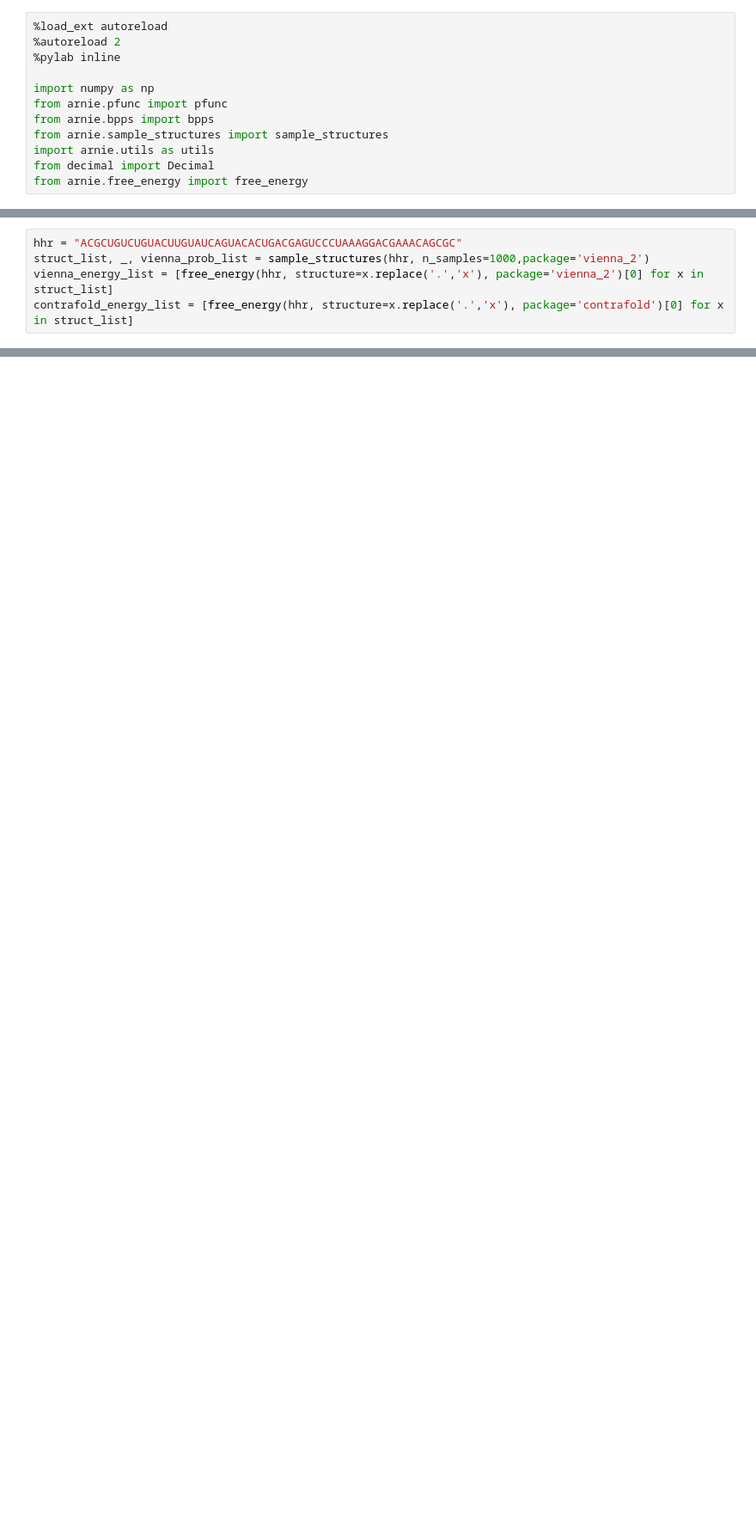
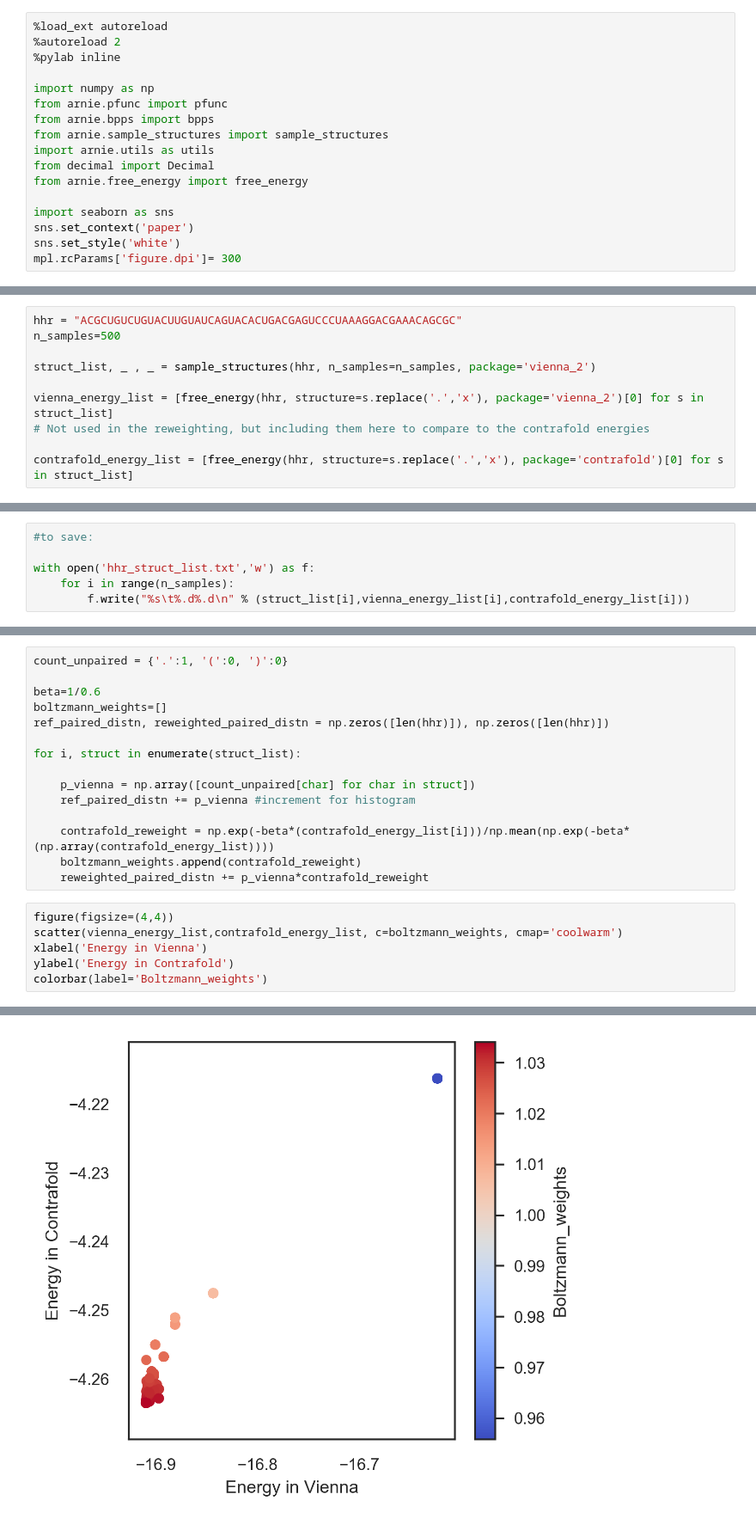
Before and after one commit to maschka/arnie, a Jupyter notebook: examples/reweighting.ipynb, the cells around one changed output, grey strips where cells are left out. Shown at 86% size. Drawn from its saved outputs; the diff is of its cells as text; blank space fills up the shorter version.

Commit message:
update reweighting example

```diff
--- a/examples/reweighting.ipynb
+++ b/examples/reweighting.ipynb
@@ -10,6 +10,11 @@ from arnie.sample_structures import sample_structures
 import arnie.utils as utils
 from decimal import Decimal
 from arnie.free_energy import free_energy
+
+import seaborn as sns
+sns.set_context('paper')
+sns.set_style('white')
+mpl.rcParams['figure.dpi']= 300
 # %% [output]
 The autoreload extension is already loaded. To reload it, use:
   %reload_ext autoreload
@@ -17,5 +24,10 @@ Populating the interactive namespace from numpy and matplotlib
 # %%
 hhr = "ACGCUGUCUGUACUUGUAUCAGUACACUGACGAGUCCCUAAAGGACGAAACAGCGC"
-struct_list, _, vienna_prob_list = sample_structures(hhr, n_samples=1000,package='vienna_2')
-vienna_energy_list = [free_energy(hhr, structure=x.replace('.','x'), package='vienna_2')[0] for x in struct_list]
-contrafold_energy_list = [free_energy(hhr, structure=x.replace('.','x'), package='contrafold')[0] for x in struct_list]
+n_samples=500
+
+struct_list, _ , _ = sample_structures(hhr, n_samples=n_samples, package='vienna_2')
+
+vienna_energy_list = [free_energy(hhr, structure=s.replace('.','x'), package='vienna_2')[0] for s in struct_list]
+# Not used in the reweighting, but including them here to compare to the contrafold energies
+
+contrafold_energy_list = [free_energy(hhr, structure=s.replace('.','x'), package='contrafold')[0] for s in struct_list]
@@ -28,0 +34,6 @@ Text(0, 0.5, 'Contrafold energies')
+# %%
+#to save:
+
+with open('hhr_struct_list.txt','w') as f:
+    for i in range(n_samples):
+        f.write("%s\t%.d%.d\n" % (struct_list[i],vienna_energy_list[i],contrafold_energy_list[i]))
@@ -28,0 +44,22 @@ Text(0, 0.5, 'Contrafold energies')
+# %%
+count_unpaired = {'.':1, '(':0, ')':0}
+
+beta=1/0.6
+boltzmann_weights=[]
+ref_paired_distn, reweighted_paired_distn = np.zeros([len(hhr)]), np.zeros([len(hhr)])
+
+for i, struct in enumerate(struct_list):
+
+    p_vienna = np.array([count_unpaired[char] for char in struct])
+    ref_paired_distn += p_vienna #increment for histogram
+
+    contrafold_reweight = np.exp(-beta*(contrafold_energy_list[i]))/np.mean(np.exp(-beta*(np.array(contrafold_energy_list))))
+    boltzmann_weights.append(contrafold_reweight)
+    reweighted_paired_distn += p_vienna*contrafold_reweight
+# %%
+figure(figsize=(4,4))
+scatter(vienna_energy_list,contrafold_energy_list, c=boltzmann_weights, cmap='coolwarm')
+xlabel('Energy in Vienna')
+ylabel('Energy in Contrafold')
+colorbar(label='Boltzmann_weights')
+# %% [output]
@@ -28,0 +67 @@ Text(0, 0.5, 'Contrafold energies')
+[figure, added]
```
Also changed, not shown: parts of 5 cells of this notebook, 1 other file.
